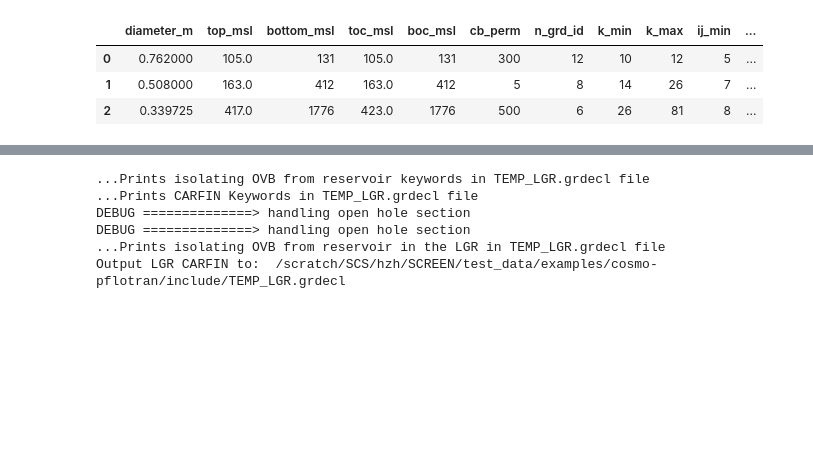
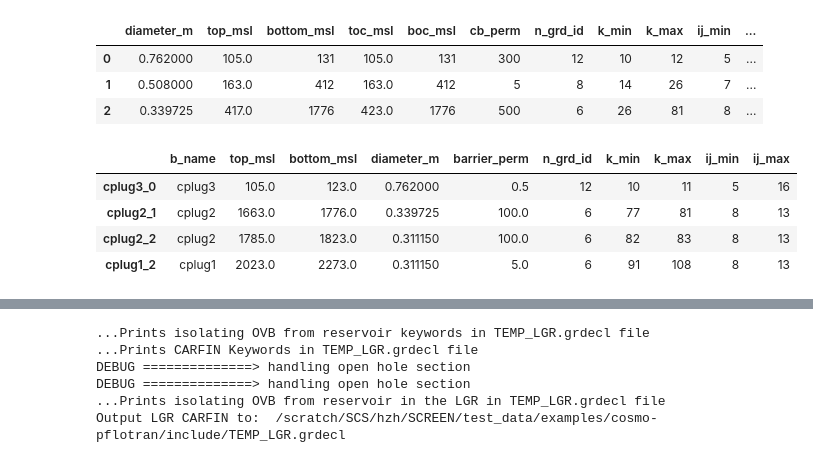
Before and after one commit to equinor/WINC_OnePager, a Jupyter notebook: notebooks/pflotran_gap.ipynb, the cells around one changed output, grey strips where cells are left out. Drawn from its saved outputs; the diff is of its cells as text; code cells hidden in the pictures; blank space fills up the shorter version.

```diff
--- a/notebooks/pflotran_gap.ipynb
+++ b/notebooks/pflotran_gap.ipynb
@@ -210,3 +210,11 @@ gap_casing_df
 | 0 | 0.762000 | 105.0 | 131 | 105.0 | 131 | 300 | 12 | 10 | 12 | 5 | ... |
 | 1 | 0.508000 | 163.0 | 412 | 163.0 | 412 | 5 | 8 | 14 | 26 | 7 | ... |
 | 2 | 0.339725 | 417.0 | 1776 | 423.0 | 1776 | 500 | 6 | 26 | 81 | 8 | ... |
+# %%
+barriers_mod_df
+# %% [output]
+|  | b_name | top_msl | bottom_msl | diameter_m | barrier_perm | n_grd_id | k_min | k_max | ij_min | ij_max |
+| cplug3_0 | cplug3 | 105.0 | 123.0 | 0.762000 | 0.5 | 12 | 10 | 11 | 5 | 16 |
+| cplug2_1 | cplug2 | 1663.0 | 1776.0 | 0.339725 | 100.0 | 6 | 77 | 81 | 8 | 13 |
+| cplug2_2 | cplug2 | 1785.0 | 1823.0 | 0.311150 | 100.0 | 6 | 82 | 83 | 8 | 13 |
+| cplug1_2 | cplug1 | 2023.0 | 2273.0 | 0.311150 | 5.0 | 6 | 91 | 108 | 8 | 13 |
```
Also changed, not shown: parts of 7 cells of this notebook, 2 other files.
